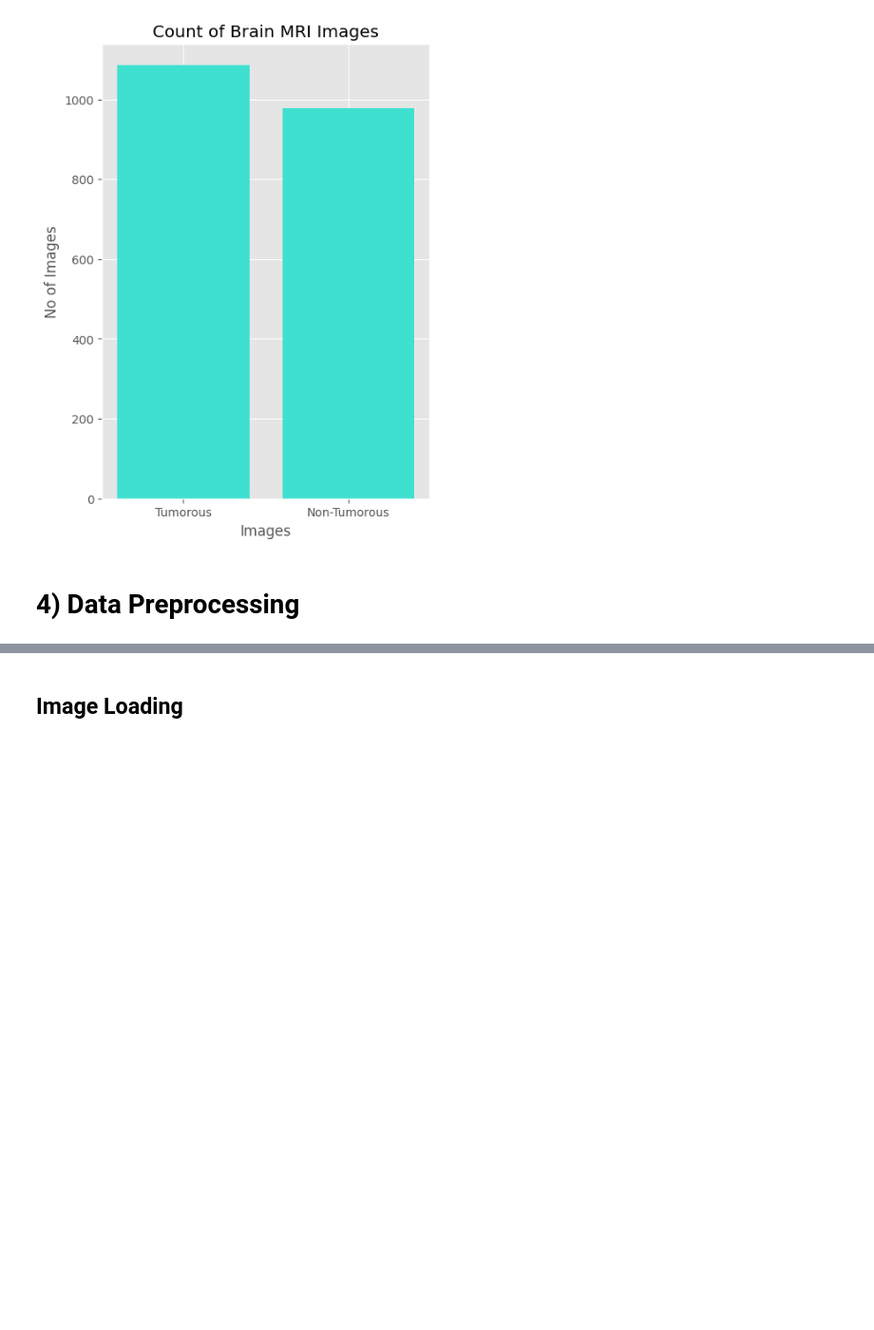
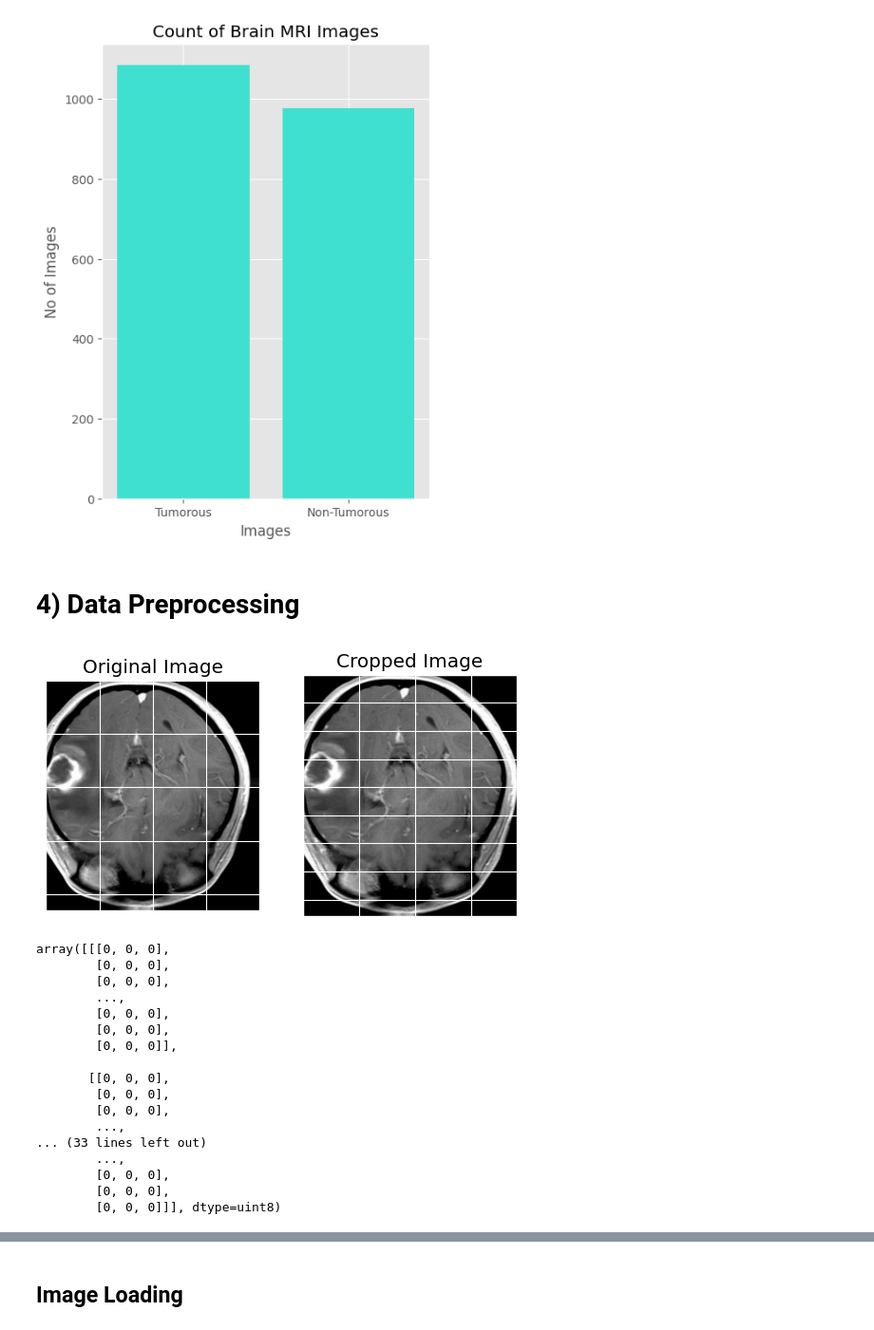
Before and after one commit to mikemwai/oncolyticnet, a Jupyter notebook: oncolyticnet.ipynb, the cells around one changed output, grey strips where cells are left out. Shown at 95% size. Drawn from its saved outputs; the diff is of its cells as text; code cells hidden in the pictures; blank space fills up the shorter version.

```diff
--- a/oncolyticnet.ipynb
+++ b/oncolyticnet.ipynb
@@ -253,7 +253,26 @@ def crop_brain_tumor(image, plot=False):
     return new_image
 # %%
 # Manually copy and paste any image from the "yes" folder in the "augmented_data" folder
-#mg = cv2.imread('augmented_data/yes/aug_Y_101_0_7912.jpg')
-#crop_brain_tumor(img, True)
+img = cv2.imread('augmented_data/yes/aug_Y_101_0_8287.jpg')
+crop_brain_tumor(img, True)
+# %% [output]
+[figure, added]
+array([[[0, 0, 0],
+        [0, 0, 0],
+        [0, 0, 0],
+        ...,
+        [0, 0, 0],
+        [0, 0, 0],
+        [0, 0, 0]],
+
+       [[0, 0, 0],
+        [0, 0, 0],
+        [0, 0, 0],
+        ...,
+... (33 lines left out)
+        ...,
+        [0, 0, 0],
+        [0, 0, 0],
+        [0, 0, 0]]], dtype=uint8)
 # %%
 # Manually copy and paste any image from the "no" folder in the "augmented_data" folder
```
Also changed, not shown: parts of 17 cells of this notebook, 2 other files.
